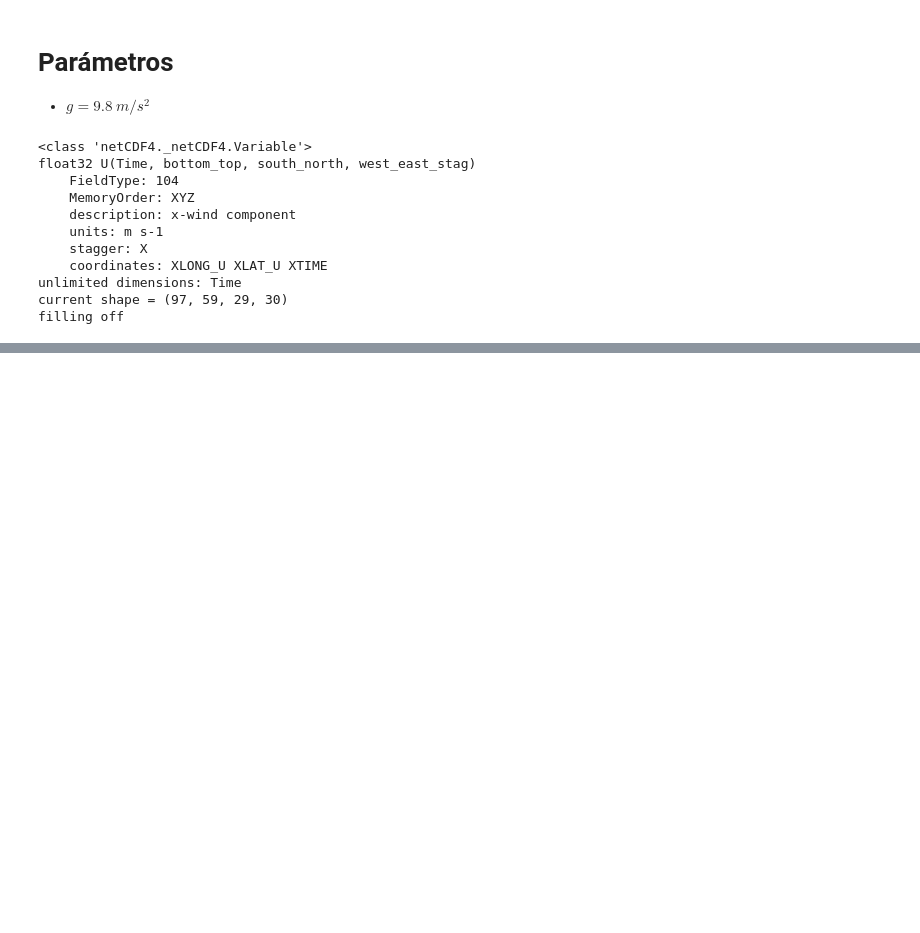
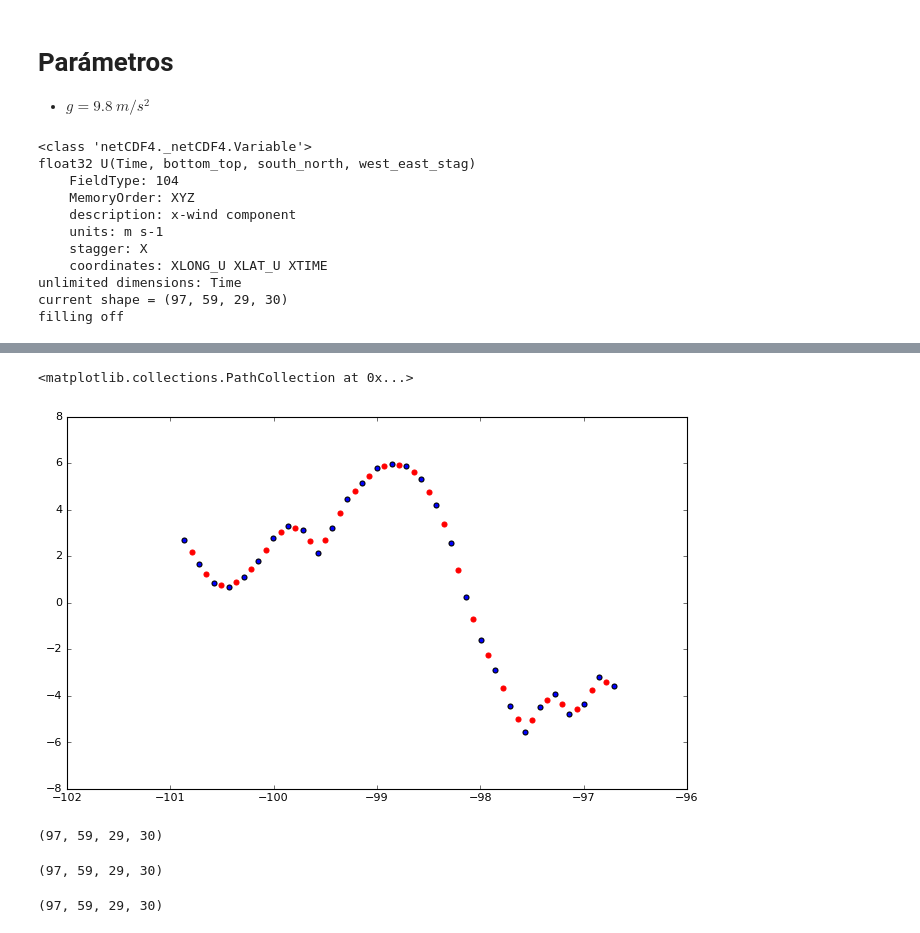
Before and after one commit to cpierard/capa_limite_WRF, a Jupyter notebook: Pruebas_netCDF4.ipynb, the cells around one changed output, grey strips where cells are left out. Saved outputs shown, nothing was run; the diff lists cells and outputs as text; code cells hidden in the pictures; blank space fills up the shorter version.

```diff
--- a/Pruebas_netCDF4.ipynb
+++ b/Pruebas_netCDF4.ipynb
@@ -165,0 +203,2 @@ def compute_Richardson(T_s, θ, Z, u, v):
+# %%
+u = nc.variables['U']
@@ -165,0 +209,14 @@ def compute_Richardson(T_s, θ, Z, u, v):
+# %%
+u_interp = np.interp(xlong[0, 3, :], xlong_u[0, 3, :], u[0, 10, 3, :])
+# %%
+plt.figure(figsize=(10,6))
+plt.scatter(xlong_u[0, 3, :], u[0, 10, 3, :])
+
+plt.scatter(xlong[0, 3, :], u_interp, color='r')
+# %% [output]
+<matplotlib.collections.PathCollection at 0x...>
+[figure, added]
+# %%
+u.shape
+# %% [output]
+(97, 59, 29, 30)
@@ -165,0 +225,4 @@ def compute_Richardson(T_s, θ, Z, u, v):
+# %%
+u.shape
+# %% [output]
+(97, 59, 29, 30)
@@ -165,0 +231,4 @@ def compute_Richardson(T_s, θ, Z, u, v):
+# %%
+YY.shape
+# %% [output]
+(97, 59, 29, 30)
```
Also changed, not shown: parts of 45 cells of this notebook.
